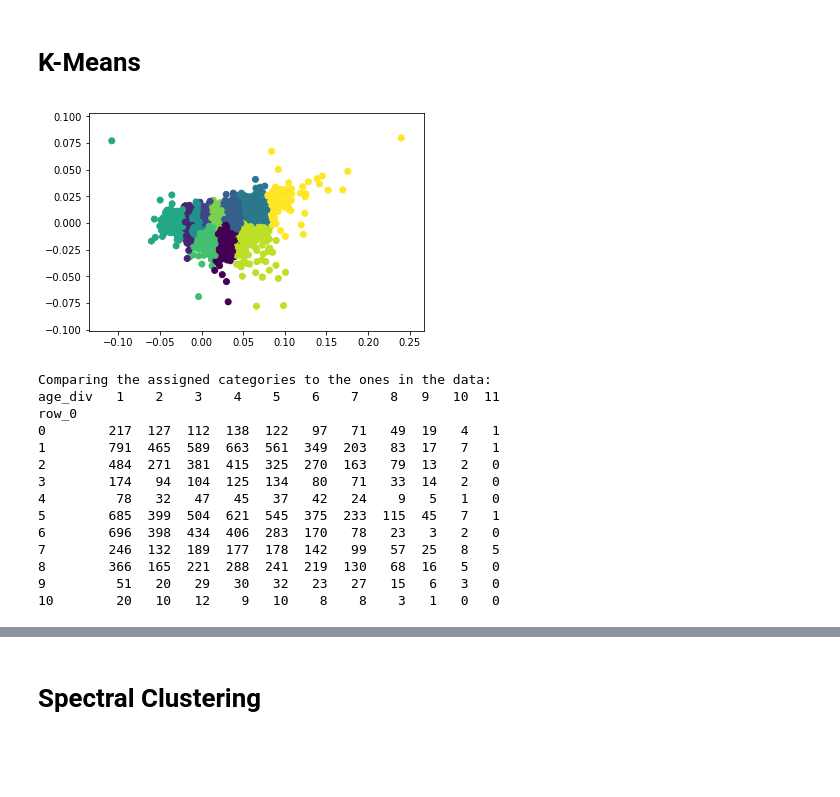
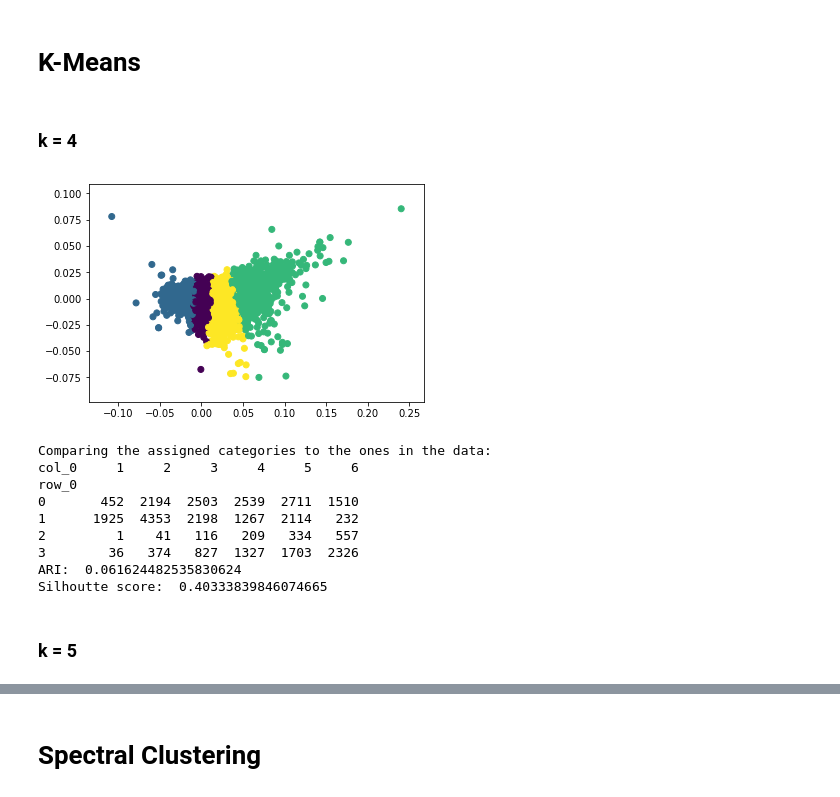
Before and after one commit to yfstafford/Thinkful, a Jupyter notebook: Unit 4/Bootcamp 4.2.5 Boston marathon.ipynb, the cells around one changed output, grey strips where cells are left out. Cells and saved outputs as stored; diff of their text form; code cells hidden in the pictures; blank space fills up the shorter version.

```diff
--- a/Unit 4/Bootcamp 4.2.5 Boston marathon.ipynb
+++ b/Unit 4/Bootcamp 4.2.5 Boston marathon.ipynb
@@ -44,6 +35,5 @@ Select relevant columns:
 # %%
-data = df0[['age','5k','10k','20k','30k','40k','official']]
-data['male'] = df0['gender'].str.contains('M')*1
+data = df0[['5k','10k','20k','30k','40k','official']]
 data = data.apply(pd.to_numeric,errors='coerce')
 data = data.dropna()
 data.head(5)
@@ -83,0 +70,16 @@ female_Y = female_data['age_div']
+# %%
+data['bin1'] = 0
+data['bin2'] = 0
+data['bin3'] = 0
+data['bin4'] = 0
+data['bin5'] = 0
+data['bin6'] = 0
+data.loc[data.official < 180,'bin1'] = 1
+data.loc[data.official.between(180,219.99,inclusive=True),'bin2'] = 1
+data.loc[data.official.between(210,239.99,inclusive=True),'bin3'] = 1
+data.loc[data.official.between(240,269.99,inclusive=True),'bin4'] = 1
+data.loc[data.official.between(270,299.99,inclusive=True),'bin5'] = 1
+data.loc[data.official >= 300,'bin6'] = 1
+
+plt.pie(data.iloc[:,-6:].sum().values, labels=data.iloc[:,-6:].columns.values, autopct='%1.1f%%')
+plt.show()
@@ -84 +92,4 @@ female_Y = female_data['age_div']
+# %%
+norm_X = normalize(data[['5k','10k','20k','30k','40k','official']])
+tgt = data.bin1 + 2*data.bin2 + 3*data.bin3 + 4*data.bin4 + 5*data.bin5 + 6*data.bin6
 # %% [markdown]
@@ -111,0 +97,4 @@ array([[-0.1928215 , -0.36714795, -0.61009036, -0.47054166,  0.27915351,
+# %%
+X_pca0 = PCA(6).fit(norm_X)
+plots.plot_scree(X_pca0)
+X_pca = PCA(2).fit_transform(norm_X)
@@ -112,29 +110,31 @@ array([[-0.1928215 , -0.36714795, -0.61009036, -0.47054166,  0.27915351,
 # %% [markdown]
 # K-Means
+# %% [markdown]
+### k = 4
 # %%
 from sklearn.cluster import KMeans
-y_pred = KMeans(n_clusters=11, random_state=1).fit_predict(male_X_pca)
+y_pred = KMeans(n_clusters=4, random_state=1).fit_predict(norm_X)
 
 # Plot the solution.
-plt.scatter(male_X_pca[:, 0], male_X_pca[:, 1], c=y_pred)
+plt.scatter(X_pca[:, 0], X_pca[:, 1], c=y_pred)
 plt.show()
 
 print('Comparing the assigned categories to the ones in the data:')
-print(pd.crosstab(y_pred,male_Y))
+print(pd.crosstab(y_pred,tgt))
+
+print('ARI: ',metrics.adjusted_rand_score(y_pred,tgt))
+print('Silhoutte score: ', metrics.silhouette_score(norm_X, y_pred, metric='euclidean'))
 # %% [output]
-[figure, old version]
+[figure, new version]
 Comparing the assigned categories to the ones in the data:
-age_div   1    2    3    4    5    6    7    8   9   10  11
+col_0     1     2     3     4     5     6
 row_0
-0        217  127  112  138  122   97   71   49  19   4   1
-1        791  465  589  663  561  349  203   83  17   7   1
-2        484  271  381  415  325  270  163   79  13   2   0
-3        174   94  104  125  134   80   71   33  14   2   0
-4         78   32   47   45   37   42   24    9   5   1   0
-5        685  399  504  621  545  375  233  115  45   7   1
-6        696  398  434  406  283  170   78   23   3   2   0
-7        246  132  189  177  178  142   99   57  25   8   5
-8        366  165  221  288  241  219  130   68  16   5   0
-9         51   20   29   30   32   23   27   15   6   3   0
-10        20   10   12    9   10    8    8    3   1   0   0
+0       452  2194  2503  2539  2711  1510
+1      1925  4353  2198  1267  2114   232
+2         1    41   116   209   334   557
+3        36   374   827  1327  1703  2326
+ARI:  0.061624482535830624
+Silhoutte score:  0.40333839846074665
+# %% [markdown]
+### k = 5
 # %%
```
Also changed, not shown: parts of 49 cells of this notebook.
